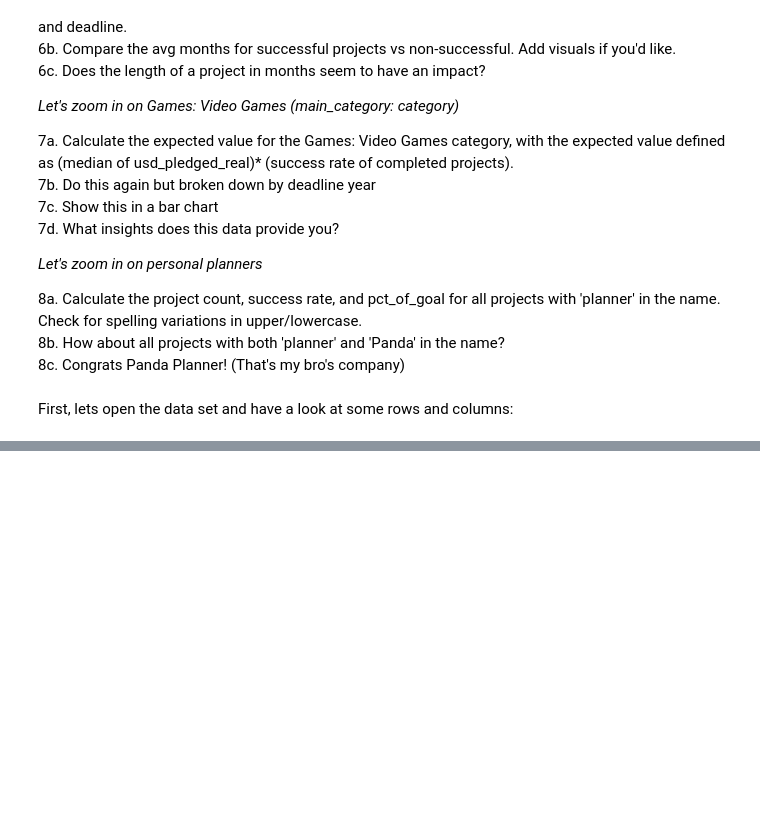
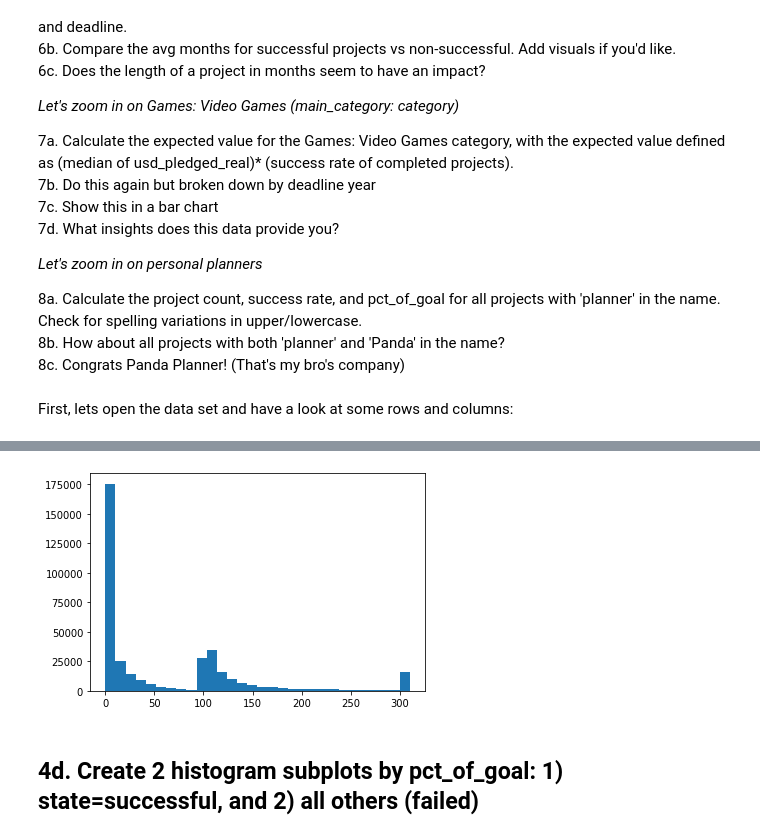
Before and after one commit to calinke/potential-winner, a Jupyter notebook: Kickstarter EDA .ipynb, the cells around one changed output, grey strips where cells are left out. Drawn from its saved outputs; the diff is of its cells as text; code cells hidden in the pictures; blank space fills up the shorter version.

```diff
--- a/Kickstarter EDA .ipynb
+++ b/Kickstarter EDA .ipynb
@@ -304,0 +253,3 @@ Kickstaters most competitive year was 2018
+# %%
+ks_complete['pct_of_goal'] = ((ks_complete['usd_pledged_real']) / (ks_complete['usd_goal_real'])*100).round(2)
+ks_complete['pct_of_goal'].describe()
@@ -304,0 +268,3 @@ Kickstaters most competitive year was 2018
+# %%
+ks_complete.sort_values(by='pct_of_goal', inplace=True, ascending=False)
+ks_complete.head(5)
@@ -304,0 +282,10 @@ Kickstaters most competitive year was 2018
+# %%
+def over_300(val):
+    if val > 300:
+        return 301
+    else:
+        return val
+# %%
+ks_complete['over_300'] = ks_complete['pct_of_goal'].map(over_300)
+ks_complete['over_300'].astype('float')
+ks_complete['over_300'].value_counts()
@@ -304,0 +305,8 @@ Kickstaters most competitive year was 2018
+# %%
+fig, ax = plt.subplots()
+ax.hist(ks_complete['over_300'], bins=30, range=(0,310))
+plt.show()
+# %% [output]
+[figure, added]
+# %% [markdown]
+## 4d. Create 2 histogram subplots by pct_of_goal: 1) state=successful, and 2) all others (failed)
```
Also changed, not shown: parts of 112 cells of this notebook.
